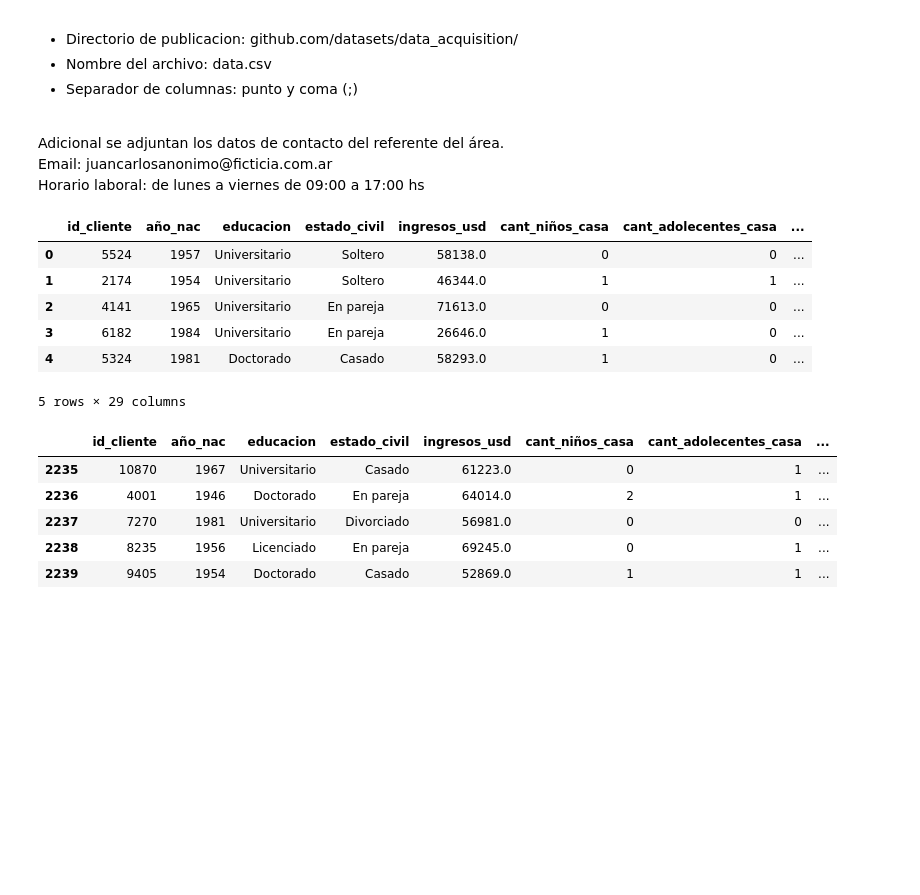
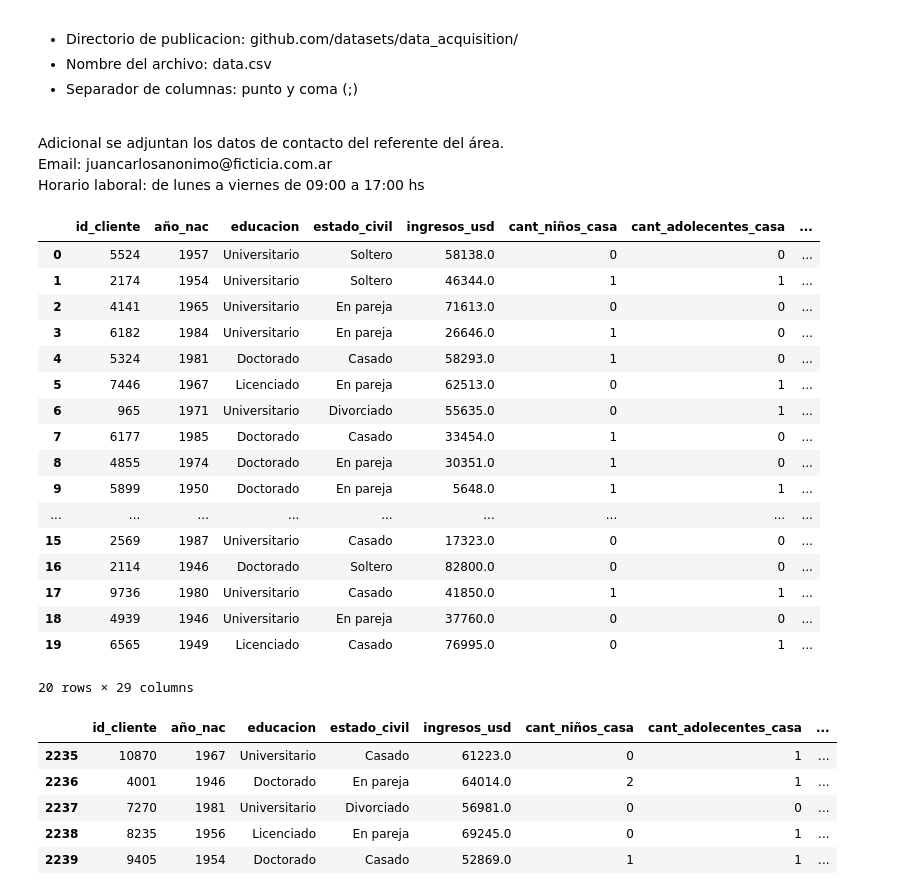
Before and after one commit to chetincho/proyecto_data_science_ii, a Jupyter notebook: main.ipynb, the cells around one changed output. Drawn from its saved outputs; the diff is of its cells as text; code cells hidden in the pictures; blank space fills up the shorter version.

```diff
--- a/main.ipynb
+++ b/main.ipynb
@@ -48,15 +40,26 @@ Horario laboral: de lunes a viernes de 09:00 a 17:00 hs<br>
 # %%
 url = 'https://raw.githubusercontent.com/chetincho/proyecto_data_science_ii/main/dataset/data_acquisition/data.csv'
 df = pd.read_csv(url, encoding='latin1', delimiter=';')
-df.head()
+df.head(20)
 # %% [output]
 |  | id_cliente | año_nac | educacion | estado_civil | ingresos_usd | cant_niños_casa | cant_adolecentes_casa | ... |
 | 0 | 5524 | 1957 | Universitario | Soltero | 58138.0 | 0 | 0 | ... |
 | 1 | 2174 | 1954 | Universitario | Soltero | 46344.0 | 1 | 1 | ... |
 | 2 | 4141 | 1965 | Universitario | En pareja | 71613.0 | 0 | 0 | ... |
 | 3 | 6182 | 1984 | Universitario | En pareja | 26646.0 | 1 | 0 | ... |
 | 4 | 5324 | 1981 | Doctorado | Casado | 58293.0 | 1 | 0 | ... |
+| 5 | 7446 | 1967 | Licenciado | En pareja | 62513.0 | 0 | 1 | ... |
+| 6 | 965 | 1971 | Universitario | Divorciado | 55635.0 | 0 | 1 | ... |
+| 7 | 6177 | 1985 | Doctorado | Casado | 33454.0 | 1 | 0 | ... |
+| 8 | 4855 | 1974 | Doctorado | En pareja | 30351.0 | 1 | 0 | ... |
+| 9 | 5899 | 1950 | Doctorado | En pareja | 5648.0 | 1 | 1 | ... |
+| ... | ... | ... | ... | ... | ... | ... | ... | ... |
+| 15 | 2569 | 1987 | Universitario | Casado | 17323.0 | 0 | 0 | ... |
+| 16 | 2114 | 1946 | Doctorado | Soltero | 82800.0 | 0 | 0 | ... |
+| 17 | 9736 | 1980 | Universitario | Casado | 41850.0 | 1 | 1 | ... |
+| 18 | 4939 | 1946 | Universitario | En pareja | 37760.0 | 0 | 0 | ... |
+| 19 | 6565 | 1949 | Licenciado | Casado | 76995.0 | 0 | 1 | ... |
-5 rows × 29 columns
+20 rows × 29 columns
 # %%
 df.tail()
 # %% [output]
```
Also changed, not shown: parts of 4 cells of this notebook.
